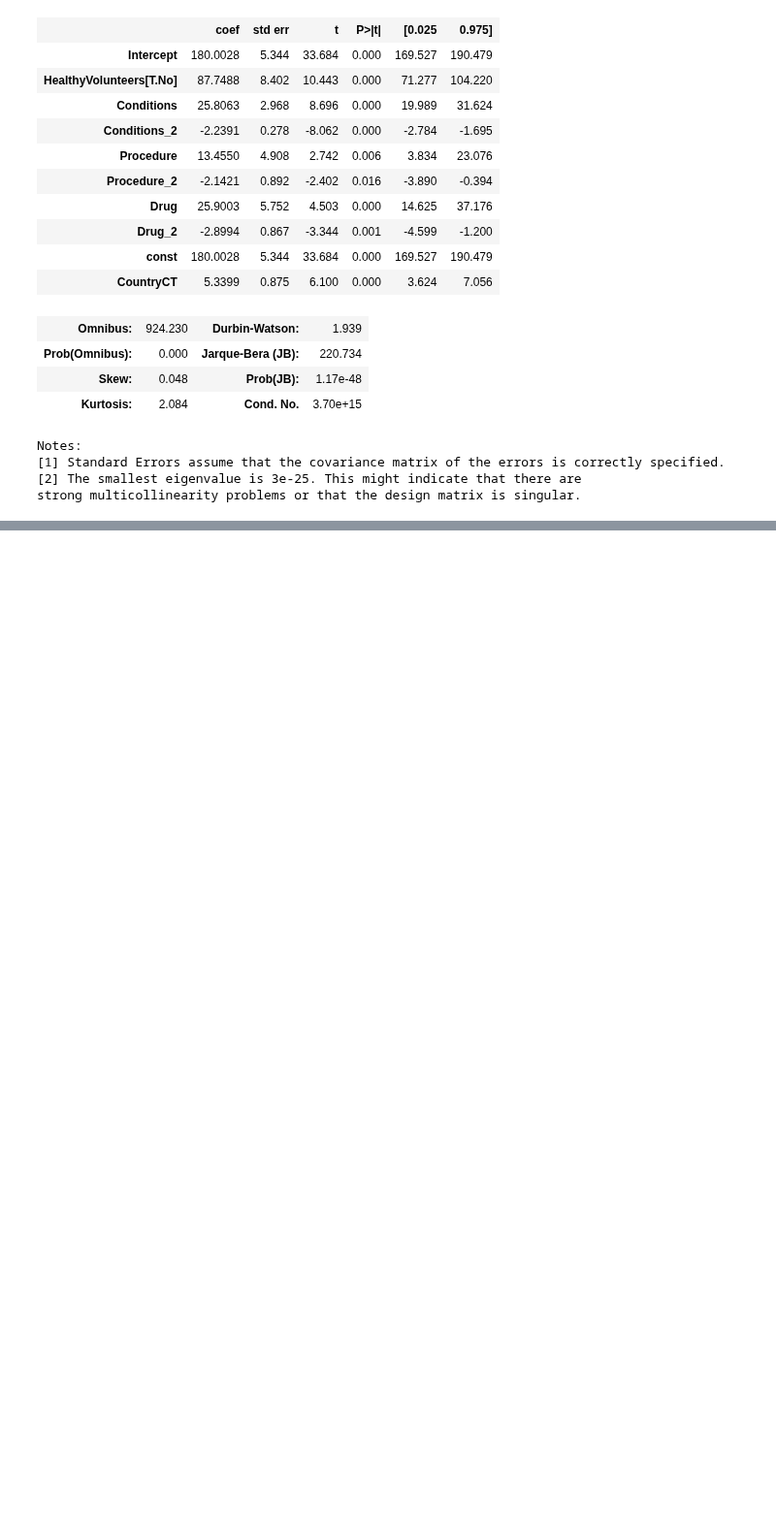
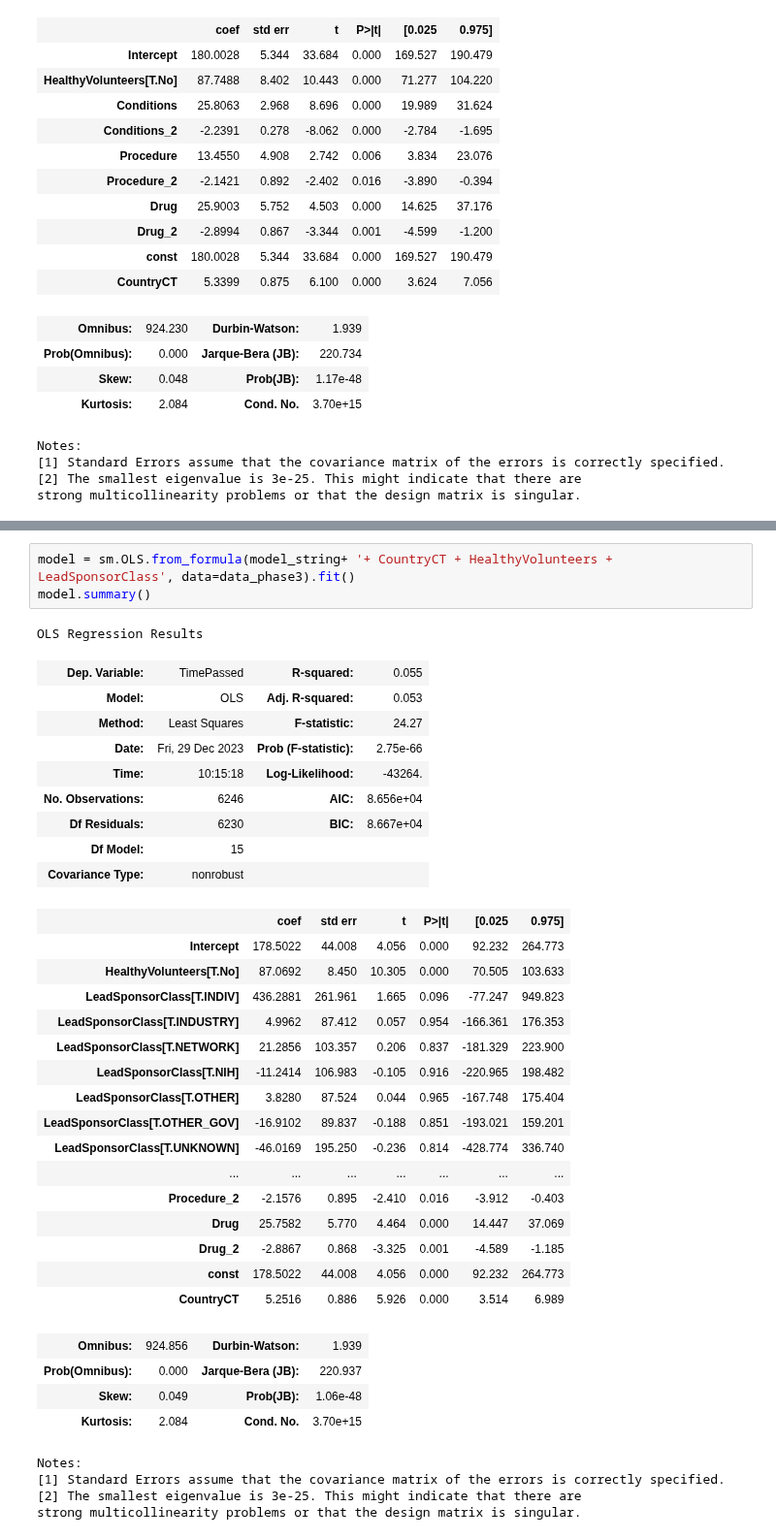
Before and after one commit to QMoayedpour/ProjetPython, a Jupyter notebook: Modelisation/Notebook_Regression.ipynb, the cells around one changed output, grey strips where cells are left out. Shown at 97% size. Saved outputs shown, nothing was run; the diff lists cells and outputs as text; blank space fills up the shorter version.

Commit message:
Interprétation regression MCO

```diff
--- a/Modelisation/Notebook_Regression.ipynb
+++ b/Modelisation/Notebook_Regression.ipynb
@@ -161,0 +168,38 @@ strong multicollinearity problems or that the design matrix is singular.
+# %%
+model = sm.OLS.from_formula(model_string+ '+ CountryCT + HealthyVolunteers + LeadSponsorClass', data=data_phase3).fit()
+model.summary()
+# %% [output]
+OLS Regression Results
+| Dep. Variable: | TimePassed | R-squared: | 0.055 |
+| Model: | OLS | Adj. R-squared: | 0.053 |
+| Method: | Least Squares | F-statistic: | 24.27 |
+| Date: | Fri, 29 Dec 2023 | Prob (F-statistic): | 2.75e-66 |
+| Time: | 10:15:18 | Log-Likelihood: | -43264. |
+| No. Observations: | 6246 | AIC: | 8.656e+04 |
+| Df Residuals: | 6230 | BIC: | 8.667e+04 |
+| Df Model: | 15 |  |  |
+| Covariance Type: | nonrobust |  |  |
+|  | coef | std err | t | P>|t| | [0.025 | 0.975] |
+| Intercept | 178.5022 | 44.008 | 4.056 | 0.000 | 92.232 | 264.773 |
+| HealthyVolunteers[T.No] | 87.0692 | 8.450 | 10.305 | 0.000 | 70.505 | 103.633 |
+| LeadSponsorClass[T.INDIV] | 436.2881 | 261.961 | 1.665 | 0.096 | -77.247 | 949.823 |
+| LeadSponsorClass[T.INDUSTRY] | 4.9962 | 87.412 | 0.057 | 0.954 | -166.361 | 176.353 |
+| LeadSponsorClass[T.NETWORK] | 21.2856 | 103.357 | 0.206 | 0.837 | -181.329 | 223.900 |
+| LeadSponsorClass[T.NIH] | -11.2414 | 106.983 | -0.105 | 0.916 | -220.965 | 198.482 |
+| LeadSponsorClass[T.OTHER] | 3.8280 | 87.524 | 0.044 | 0.965 | -167.748 | 175.404 |
+| LeadSponsorClass[T.OTHER_GOV] | -16.9102 | 89.837 | -0.188 | 0.851 | -193.021 | 159.201 |
+| LeadSponsorClass[T.UNKNOWN] | -46.0169 | 195.250 | -0.236 | 0.814 | -428.774 | 336.740 |
+| ... | ... | ... | ... | ... | ... | ... |
+| Procedure_2 | -2.1576 | 0.895 | -2.410 | 0.016 | -3.912 | -0.403 |
+| Drug | 25.7582 | 5.770 | 4.464 | 0.000 | 14.447 | 37.069 |
+| Drug_2 | -2.8867 | 0.868 | -3.325 | 0.001 | -4.589 | -1.185 |
+| const | 178.5022 | 44.008 | 4.056 | 0.000 | 92.232 | 264.773 |
+| CountryCT | 5.2516 | 0.886 | 5.926 | 0.000 | 3.514 | 6.989 |
+| Omnibus: | 924.856 | Durbin-Watson: | 1.939 |
+| Prob(Omnibus): | 0.000 | Jarque-Bera (JB): | 220.937 |
+| Skew: | 0.049 | Prob(JB): | 1.06e-48 |
+| Kurtosis: | 2.084 | Cond. No. | 3.70e+15 |
+Notes:
+[1] Standard Errors assume that the covariance matrix of the errors is correctly specified.
+[2] The smallest eigenvalue is 3e-25. This might indicate that there are
+strong multicollinearity problems or that the design matrix is singular.
```
Also changed, not shown: parts of 9 cells of this notebook, 1 other file.
